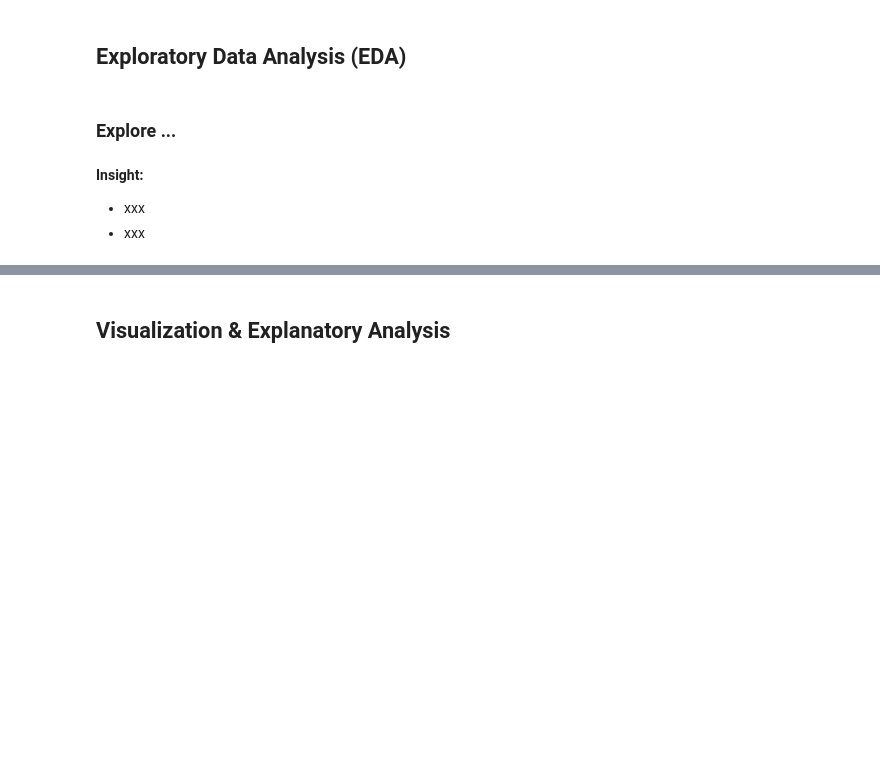
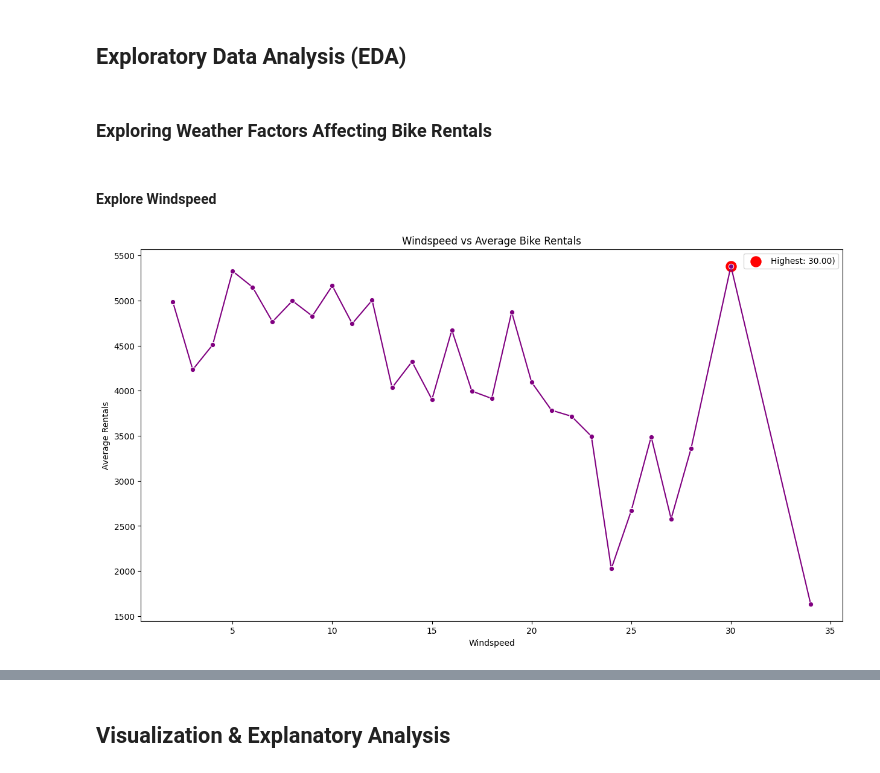
Before and after one commit to aimldlnlp/Data-Analysis-Project-Dicoding, a Jupyter notebook: Data_Analysis_Project_Dicoding.ipynb, the cells around one changed output, grey strips where cells are left out. Saved outputs shown, nothing was run; the diff lists cells and outputs as text; code cells hidden in the pictures; blank space fills up the shorter version.

```diff
--- a/Data_Analysis_Project_Dicoding.ipynb
+++ b/Data_Analysis_Project_Dicoding.ipynb
@@ -16,0 +31,11 @@
+# %%
+# Load the datasets
+df_day = pd.read_csv('/content/day.csv')
+df_hour = pd.read_csv('/content/hour.csv')
+
+# Display the first few rows of each dataset
+print("Day Dataset:")
+print(df_day.head(), "\n")
+
+print("Hour Dataset:")
+print(df_hour.head())
@@ -35,8 +154,40 @@
 # %% [markdown]
 ## Exploratory Data Analysis (EDA)
+# %% [markdown]
+### Exploring Weather Factors Affecting Bike Rentals
+# %%
+df_day['temp_bin'] = (df_day['temp_actual']).round()
+df_day['atemp_bin'] = (df_day['atemp_actual']).round()
+df_day['hum_bin'] = (df_day['hum_actual']).round()
+df_day['windspeed_bin'] = (df_day['windspeed_actual']).round()
+
+temp_avg_cnt = df_day.groupby('temp_bin')['cnt'].mean().reset_index()
+atemp_avg_cnt = df_day.groupby('atemp_bin')['cnt'].mean().reset_index()
+hum_avg_cnt = df_day.groupby('hum_bin')['cnt'].mean().reset_index()
+windspeed_avg_cnt = df_day.groupby('windspeed_bin')['cnt'].mean().reset_index()
 # %% [markdown]
-### Explore ...
+#### Explore Windspeed
-# %% [markdown]
-**Insight:**
-- xxx
-- xxx
+# %%
+# Find the bin with the highest average bike rentals
+highest_windspeed = windspeed_avg_cnt[windspeed_avg_cnt['cnt'] == windspeed_avg_cnt['cnt'].max()]
+
+# Plot the lineplot
+plt.figure(figsize=(15, 8))
+sns.lineplot(x='windspeed_bin', y='cnt', data=windspeed_avg_cnt, marker='o', color='purple')
+plt.title('Windspeed vs Average Bike Rentals')
+plt.xlabel('Windspeed')
+plt.ylabel('Average Rentals')
+
+# Highlight the maximum point
+plt.scatter(
+    highest_windspeed['windspeed_bin'],
+    highest_windspeed['cnt'],
+    color='red',
+    s=150,
+    label=f"Highest: {highest_windspeed['windspeed_bin'].values[0]:.2f})"
+)
+
+plt.legend()
+plt.show()
+# %% [output]
+[figure, added]
```
Also changed, not shown: parts of 51 cells of this notebook.
